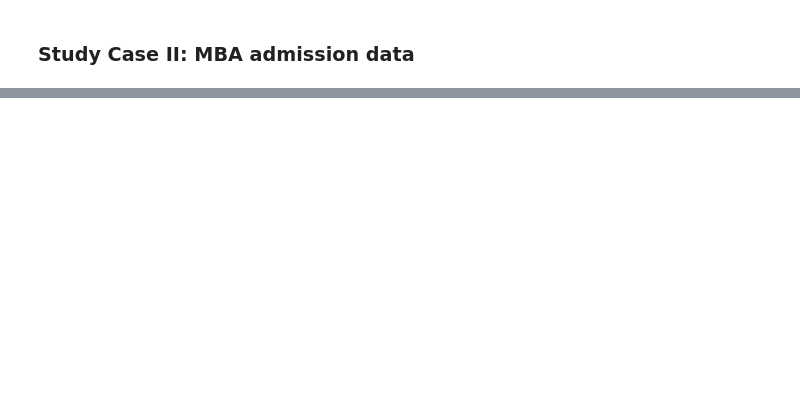
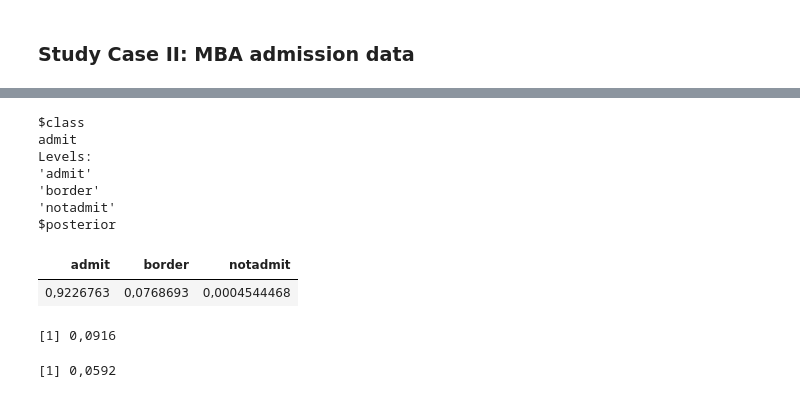
Before and after one commit to kristenzeng94/R-Projects, a Jupyter notebook: machine-learning-algorithms-in-R/Discriminant-Analysis-in-R.ipynb, the cells around one changed output, grey strips where cells are left out. Saved outputs shown, nothing was run; the diff lists cells and outputs as text; code cells hidden in the pictures; blank space fills up the shorter version.

```diff
--- a/machine-learning-algorithms-in-R/Discriminant-Analysis-in-R.ipynb
+++ b/machine-learning-algorithms-in-R/Discriminant-Analysis-in-R.ipynb
@@ -105,0 +165,3 @@ To achieve a very good separation of the three cultivars, it would be best to us
+# %%
+m2=qda(De~.,adm)
+m2
@@ -105,0 +181,51 @@ To achieve a very good separation of the three cultivars, it would be best to us
+# %%
+predict(m2,newdata=data.frame(GPA=3.21,GMAT=497))
+# %% [output]
+$class
+admit
+Levels:
+'admit'
+'border'
+'notadmit'
+$posterior
+| admit | border | notadmit |
+| 0,9226763 | 0,0768693 | 0,0004544468 |
+# %%
+# number of total students
+n=85
+# number of students used for training
+nt=60
+neval=n-nt
+rep=100
+
+### LDA
+set.seed(123456789)
+errlin=dim(rep)
+for (k in 1:rep) {
+train=sample(1:n,nt)
+## linear discriminant analysis
+m1=lda(De~.,adm[train,])
+predict(m1,adm[-train,])$class
+tablin=table(adm$De[-train],predict(m1,adm[-train,])$class)
+errlin[k]=(neval-sum(diag(tablin)))/neval
+}
+merrlin=mean(errlin)
+merrlin
+# %% [output]
+[1] 0,0916
+# %%
+### QDA
+set.seed(123456789)
+errqda=dim(rep)
+for (k in 1:rep) {
+train=sample(1:n,nt)
+## quadratic discriminant analysis
+m1=qda(De~.,adm[train,])
+predict(m1,adm[-train,])$class
+tablin=table(adm$De[-train],predict(m1,adm[-train,])$class)
+errqda[k]=(neval-sum(diag(tablin)))/neval
+}
+merrqda=mean(errqda)
+merrqda
+# %% [output]
+[1] 0,0592
```
Also changed, not shown: parts of 10 cells of this notebook.
